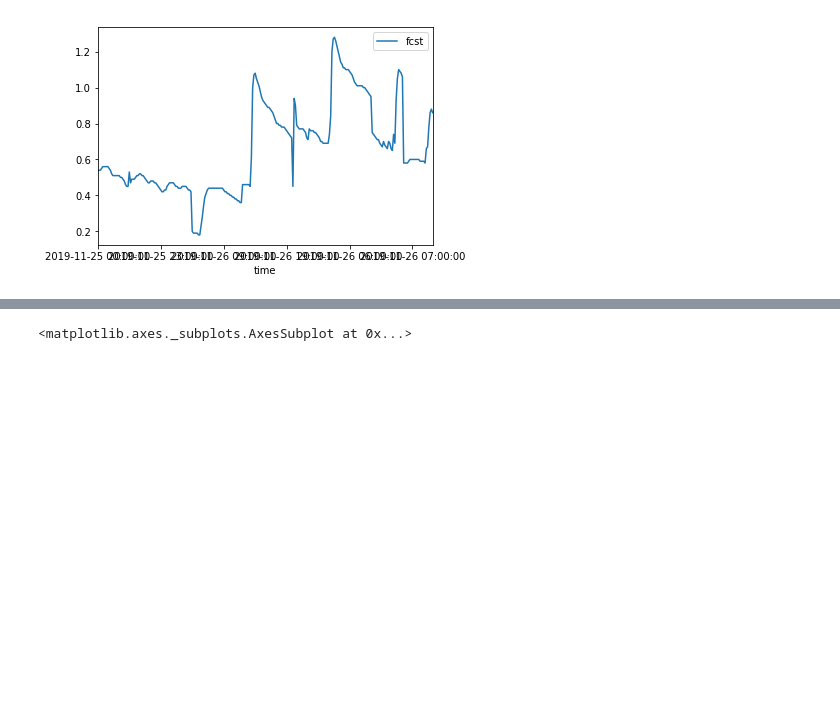
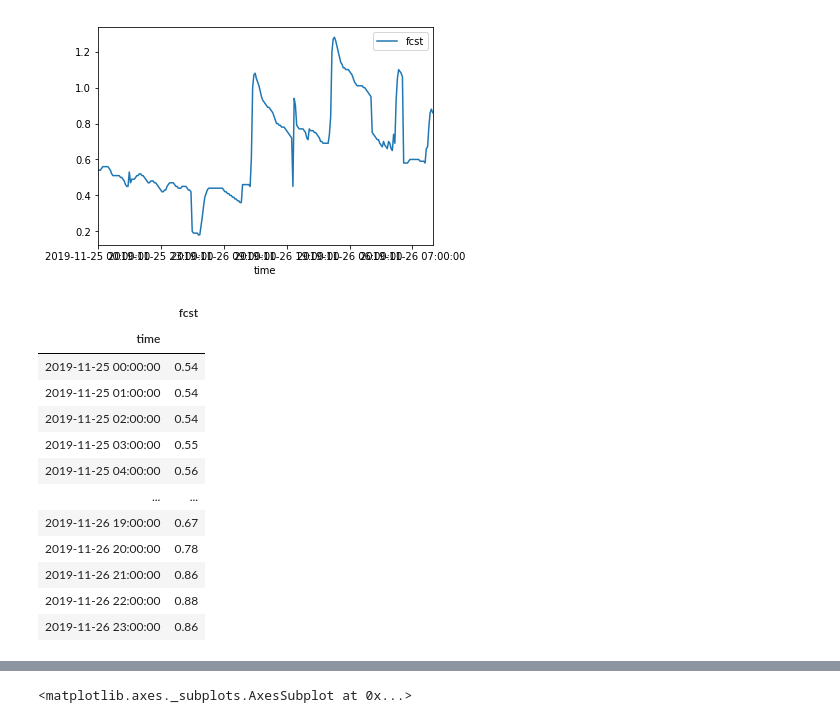
Before and after one commit to CUrW-SL/DSS-Framework, a Jupyter notebook: jupyter_notebooks/Compare_plots.ipynb, the cells around one changed output, grey strips where cells are left out. Cells and saved outputs as stored; diff of their text form; code cells hidden in the pictures; blank space fills up the shorter version.

```diff
--- a/jupyter_notebooks/Compare_plots.ipynb
+++ b/jupyter_notebooks/Compare_plots.ipynb
@@ -15,5 +15,19 @@ fcst_df.plot.line(x='time', y='fcst')
 [figure]
 # %%
 fcst_df.set_index('time', inplace=True)
-print(fcst_df)
+#print(fcst_df)
+fcst_df
 # %% [output]
+|  | fcst |
+| time |  |
+| 2019-11-25 00:00:00 | 0.54 |
+| 2019-11-25 01:00:00 | 0.54 |
+| 2019-11-25 02:00:00 | 0.54 |
+| 2019-11-25 03:00:00 | 0.55 |
+| 2019-11-25 04:00:00 | 0.56 |
+| ... | ... |
+| 2019-11-26 19:00:00 | 0.67 |
+| 2019-11-26 20:00:00 | 0.78 |
+| 2019-11-26 21:00:00 | 0.86 |
+| 2019-11-26 22:00:00 | 0.88 |
+| 2019-11-26 23:00:00 | 0.86 |
```
Also changed, not shown: parts of 4 cells of this notebook.
